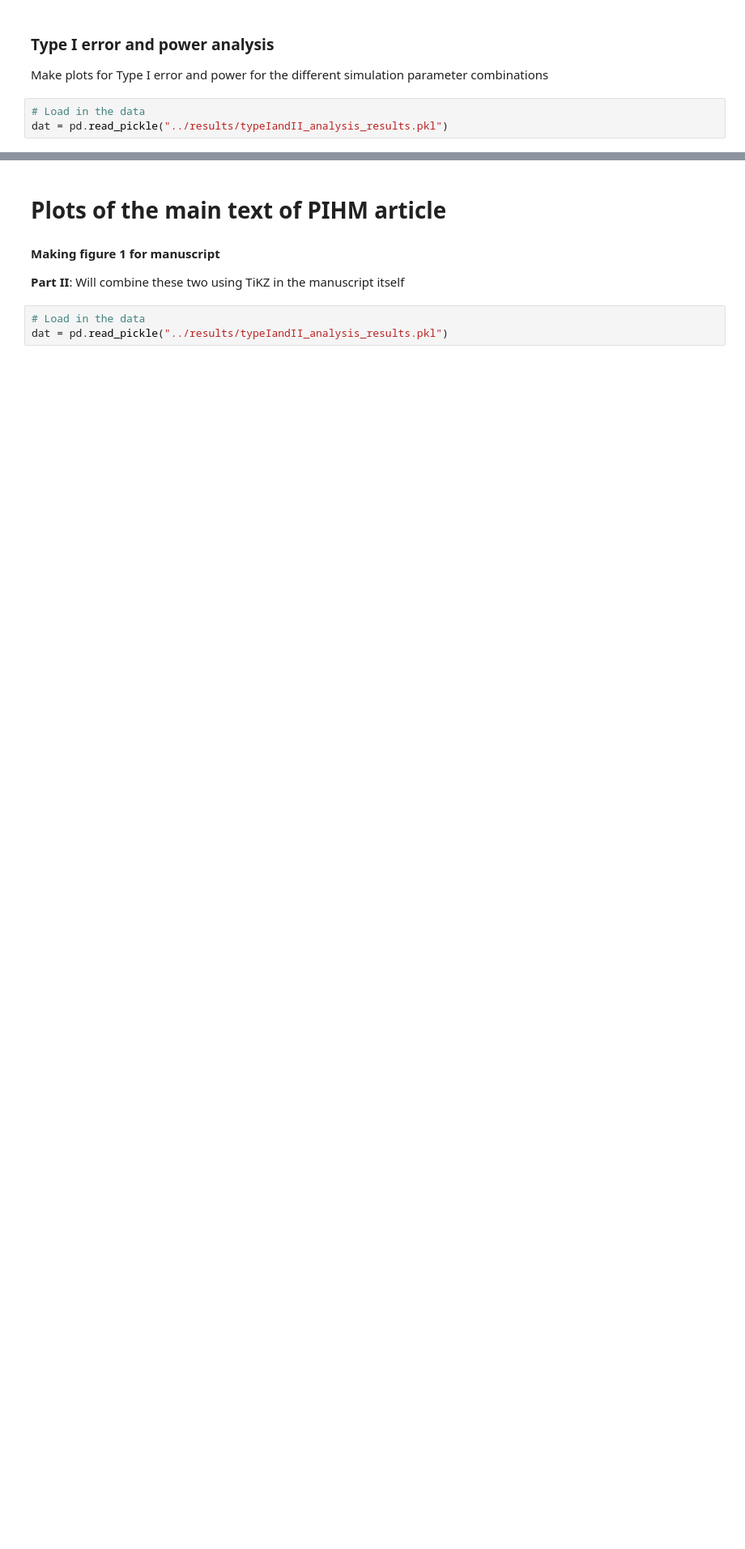
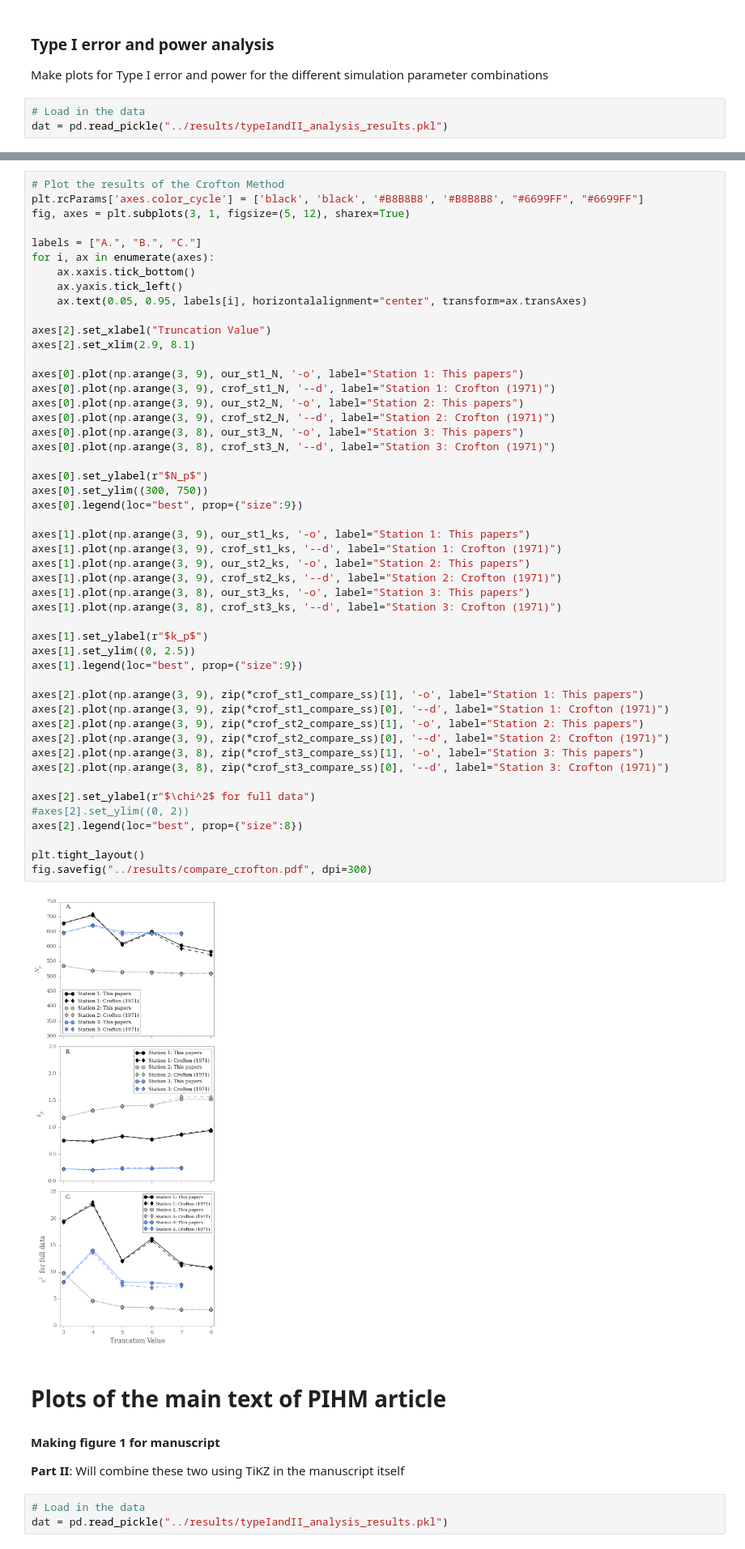
Before and after one commit to mqwilber/parasite_mortality, a Jupyter notebook: code/manuscript_plots.ipynb, the cells around one changed output, grey strips where cells are left out. Shown at 81% size. Saved outputs shown, nothing was run; the diff lists cells and outputs as text; blank space fills up the shorter version.

```diff
--- a/code/manuscript_plots.ipynb
+++ b/code/manuscript_plots.ipynb
@@ -223,3 +229,54 @@ make_full_plots_for_suppplementary(dat, mups, ld50_vec, ks, param, save_name="ty
+# %%
+# Plot the results of the Crofton Method
+plt.rcParams['axes.color_cycle'] = ['black', 'black', '#B8B8B8', '#B8B8B8', "#6699FF", "#6699FF"]
+fig, axes = plt.subplots(3, 1, figsize=(5, 12), sharex=True)
+
+labels = ["A.", "B.", "C."]
+for i, ax in enumerate(axes):
+    ax.xaxis.tick_bottom()
+    ax.yaxis.tick_left()
+    ax.text(0.05, 0.95, labels[i], horizontalalignment="center", transform=ax.transAxes)
+
+axes[2].set_xlabel("Truncation Value")
+axes[2].set_xlim(2.9, 8.1)
+
+axes[0].plot(np.arange(3, 9), our_st1_N, '-o', label="Station 1: This papers")
+axes[0].plot(np.arange(3, 9), crof_st1_N, '--d', label="Station 1: Crofton (1971)")
+axes[0].plot(np.arange(3, 9), our_st2_N, '-o', label="Station 2: This papers")
+axes[0].plot(np.arange(3, 9), crof_st2_N, '--d', label="Station 2: Crofton (1971)")
+axes[0].plot(np.arange(3, 8), our_st3_N, '-o', label="Station 3: This papers")
+axes[0].plot(np.arange(3, 8), crof_st3_N, '--d', label="Station 3: Crofton (1971)")
+
+axes[0].set_ylabel(r"$N_p$")
+axes[0].set_ylim((300, 750))
+axes[0].legend(loc="best", prop={"size":9})
+
+axes[1].plot(np.arange(3, 9), our_st1_ks, '-o', label="Station 1: This papers")
+axes[1].plot(np.arange(3, 9), crof_st1_ks, '--d', label="Station 1: Crofton (1971)")
+axes[1].plot(np.arange(3, 9), our_st2_ks, '-o', label="Station 2: This papers")
+axes[1].plot(np.arange(3, 9), crof_st2_ks, '--d', label="Station 2: Crofton (1971)")
+axes[1].plot(np.arange(3, 8), our_st3_ks, '-o', label="Station 3: This papers")
+axes[1].plot(np.arange(3, 8), crof_st3_ks, '--d', label="Station 3: Crofton (1971)")
+
+axes[1].set_ylabel(r"$k_p$")
+axes[1].set_ylim((0, 2.5))
+axes[1].legend(loc="best", prop={"size":9})
+
+axes[2].plot(np.arange(3, 9), zip(*crof_st1_compare_ss)[1], '-o', label="Station 1: This papers")
+axes[2].plot(np.arange(3, 9), zip(*crof_st1_compare_ss)[0], '--d', label="Station 1: Crofton (1971)")
+axes[2].plot(np.arange(3, 9), zip(*crof_st2_compare_ss)[1], '-o', label="Station 2: This papers")
+axes[2].plot(np.arange(3, 9), zip(*crof_st2_compare_ss)[0], '--d', label="Station 2: Crofton (1971)")
+axes[2].plot(np.arange(3, 8), zip(*crof_st3_compare_ss)[1], '-o', label="Station 3: This papers")
+axes[2].plot(np.arange(3, 8), zip(*crof_st3_compare_ss)[0], '--d', label="Station 3: Crofton (1971)")
+
+axes[2].set_ylabel(r"$\chi^2$ for full data")
+#axes[2].set_ylim((0, 2))
+axes[2].legend(loc="best", prop={"size":8})
+
+plt.tight_layout()
+fig.savefig("../results/compare_crofton.pdf", dpi=300)
+# %% [output]
+[figure, added]
 # %% [markdown]
 # Plots of the main text of PIHM article
 
```
Also changed, not shown: parts of 12 cells of this notebook, 23 other files.
